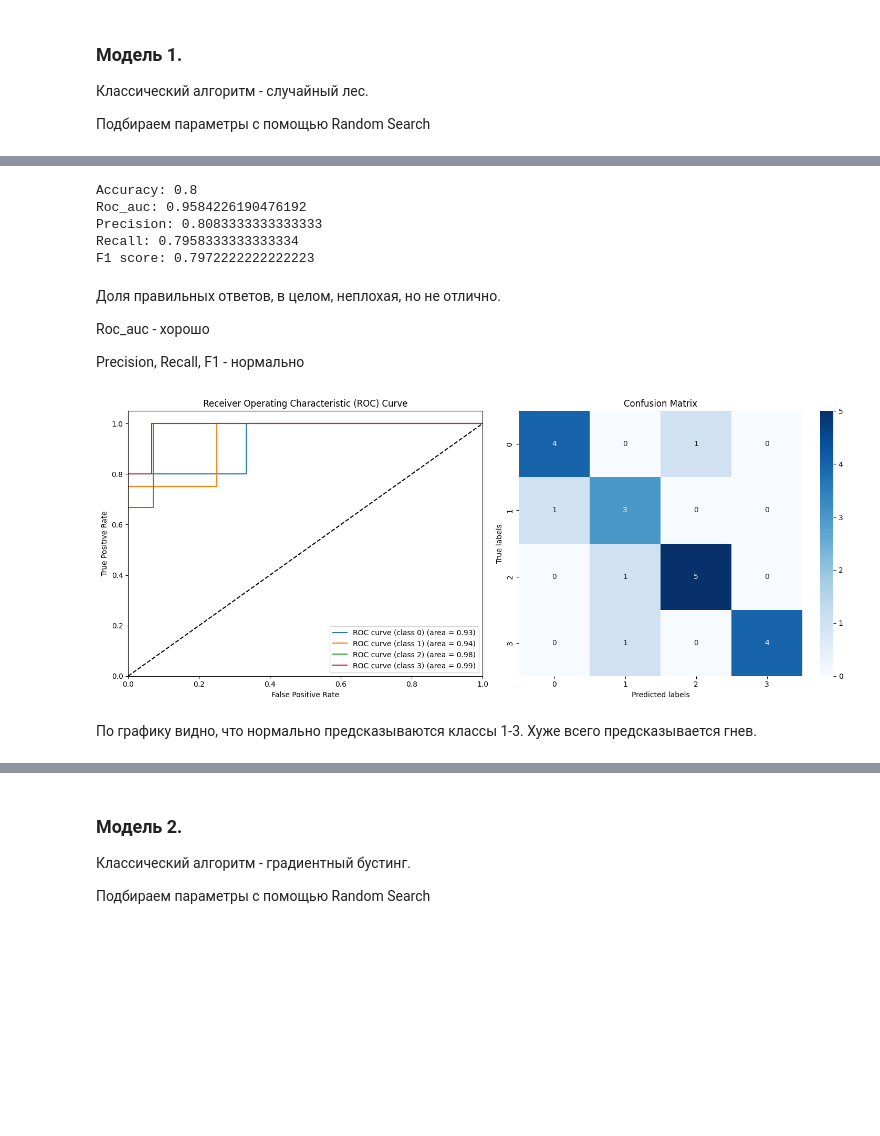
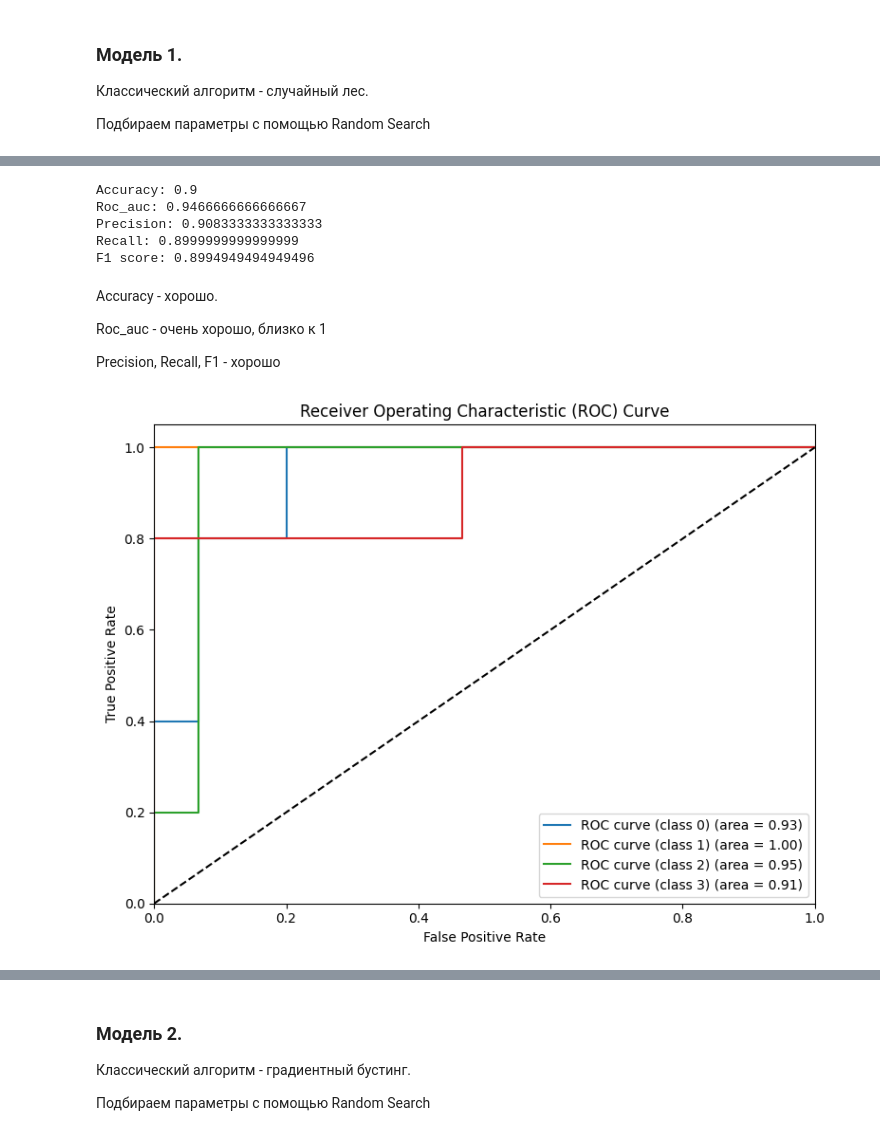
Before and after one commit to nastya03iva/TimeSeries, a Jupyter notebook: final_project.ipynb, the cells around one changed output, grey strips where cells are left out. Cells and saved outputs as stored; diff of their text form; code cells hidden in the pictures; blank space fills up the shorter version.

```diff
--- a/final_project.ipynb
+++ b/final_project.ipynb
@@ -328,0 +246,4 @@ X_train, X_test, y_train, y_test = train_test_split(features, labels, test_size=
+# %%
+y = df["emotion_label"]
+del df["emotion_label"]
+del df["filename"]
@@ -335,26 +313,17 @@ X_train, X_test, y_train, y_test = train_test_split(features, labels, test_size=
 # %%
-from sklearn.model_selection import RandomizedSearchCV
+from sklearn.metrics import accuracy_score, roc_auc_score, precision_score, recall_score, f1_score
 from sklearn.ensemble import RandomForestClassifier
-from sklearn.metrics import accuracy_score, roc_auc_score, precision_score, recall_score, f1_score
 
 
-param_grid = {
-    'n_estimators': [200, 250, 300, 350, 400],
-    'max_depth': [15, 20, 25, 30, 35],
-    'min_samples_split': [2, 3, 4, 5, 6],
-    'min_samples_leaf': [1, 2, 3, 4, 5]
-}
-
-classifier = RandomForestClassifier()
-
-random_search = RandomizedSearchCV(estimator=classifier, param_distributions=param_grid, cv=5)
-
-random_search.fit(X_train, y_train)
-
-best_params = random_search.best_params_
-best_score = random_search.best_score_
-
-best_classifier = RandomForestClassifier(random_state=my_seed, **best_params)
+# Ранее с помощью Random Search были подобраны лучшие параметры
+# Параметры в ячейке выше - просто эксперименты, которые показывают качество похуже
+best_classifier = RandomForestClassifier(
+    n_estimators=250,
+    min_samples_split=3,
+    min_samples_leaf=1,
+    max_depth=30,
+    random_state=my_seed
+)
 best_classifier.fit(X_train, y_train)
 
 y_pred = best_classifier.predict(X_test)
@@ -375,19 +344,19 @@ print("Recall:", recall)
 f1 = f1_score(y_test, y_pred, average='macro')
 print("F1 score:", f1)
 # %% [output]
-Accuracy: 0.8
-Roc_auc: 0.9584226190476192
-Precision: 0.8083333333333333
-Recall: 0.7958333333333334
-F1 score: 0.7972222222222223
+Accuracy: 0.9
+Roc_auc: 0.9466666666666667
+Precision: 0.9083333333333333
+Recall: 0.8999999999999999
+F1 score: 0.8994949494949496
-# %% [markdown]
-Доля правильных ответов, в целом, неплохая, но не отлично.
-
-Roc_auc - хорошо
-
-Precision, Recall, F1 - нормально
+# %% [markdown]
+Accuracy - хорошо.
+
+Roc_auc - очень хорошо, близко к 1
+
+Precision, Recall, F1 - хорошо
 # %%
-def view_metric(y_test, y_pred, y_pred_proba):
+def view_roc_curve(y_test, y_pred_proba):
     fpr = dict()
     tpr = dict()
     roc_auc = dict()
@@ -409,13 +378,5 @@ def view_metric(y_test, y_pred, y_pred_proba):
     plt.title('Receiver Operating Characteristic (ROC) Curve')
     plt.legend(loc="lower right")
 
-    # Confusion Matrix
-    plt.subplot(1, 2, 2)
-    conf_matrix = confusion_matrix(y_test, y_pred)
-    sns.heatmap(conf_matrix, annot=True, cmap='Blues', fmt='g')
-    plt.xlabel('Predicted labels')
-    plt.ylabel('True labels')
-    plt.title('Confusion Matrix')
-
     plt.tight_layout()
     plt.show()
@@ -422,6 +412,4 @@ def view_metric(y_test, y_pred, y_pred_proba):
 # %%
-view_metric(y_test, y_pred, y_pred_proba)
+view_roc_curve(y_test, y_pred_proba)
 # %% [output]
-[figure, old version]
+[figure, new version]
-# %% [markdown]
-По графику видно, что нормально предсказываются классы 1-3. Хуже всего предсказывается гнев.
```
Also changed, not shown: parts of 70 cells of this notebook.
